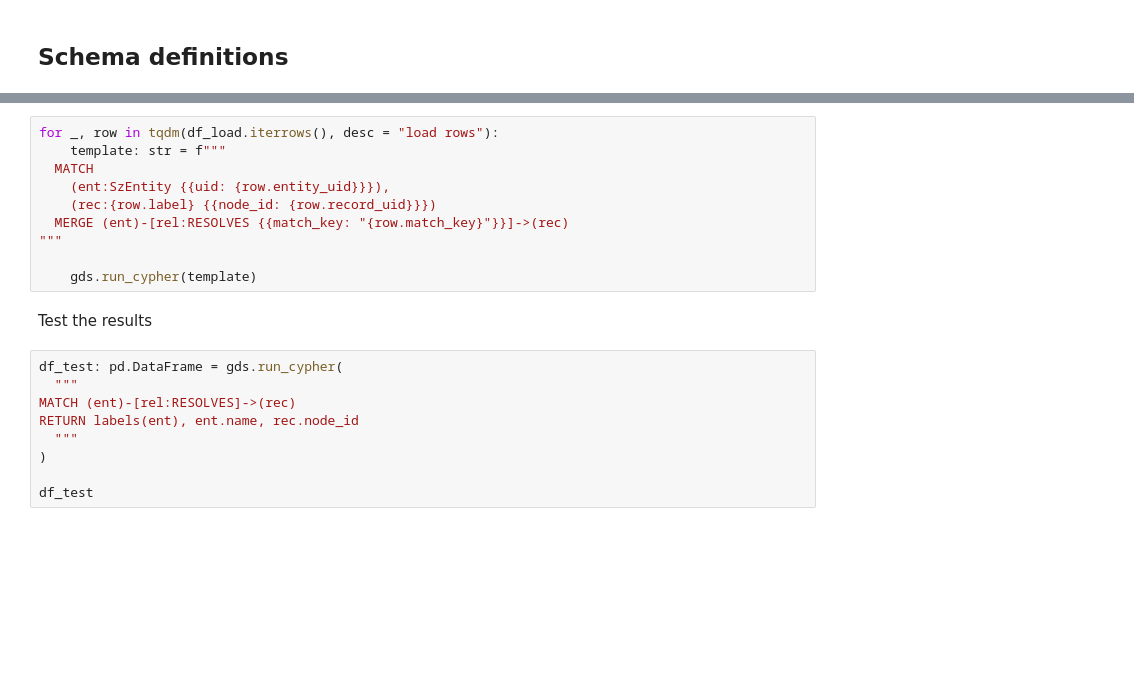
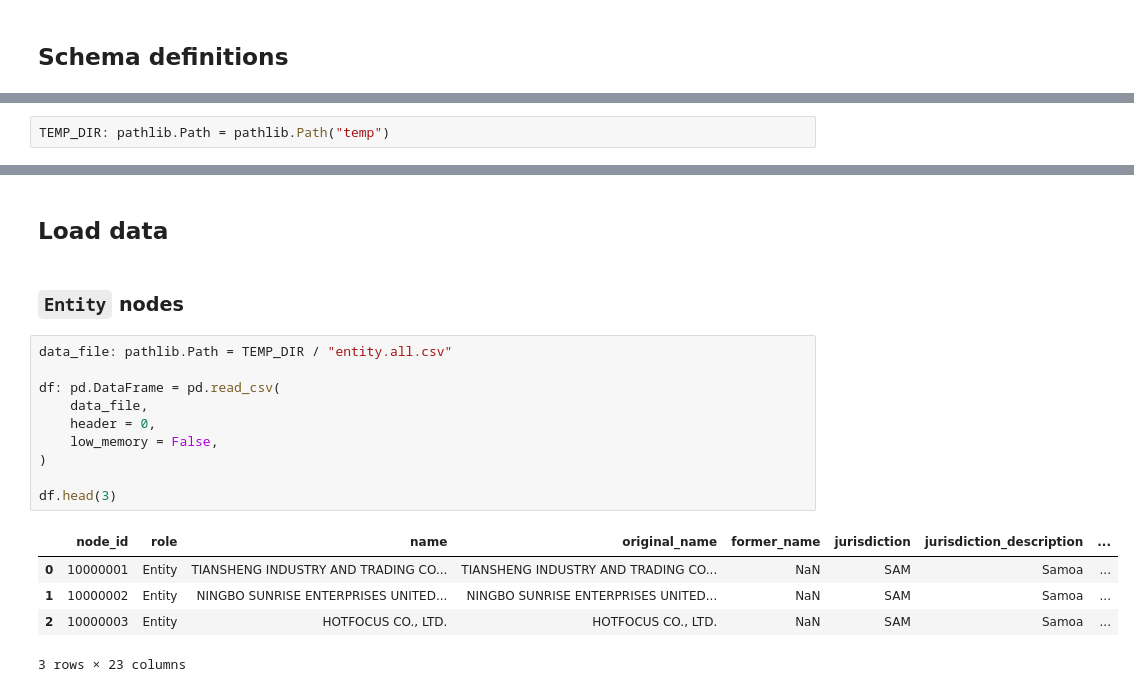
Before and after one commit to louisguitton/ERKG, a Jupyter notebook: icij/load_neo4j.ipynb, the cells around one changed output, grey strips where cells are left out. Cells and saved outputs as stored; diff of their text form; blank space fills up the shorter version.

```diff
--- a/icij/load_neo4j.ipynb
+++ b/icij/load_neo4j.ipynb
@@ -64,3 +82,5 @@ UnableToConnectError: {code: Neo.ClientError.Security.Unauthorized} {message: Th
+# %%
+TEMP_DIR: pathlib.Path = pathlib.Path("temp")
 # %%
 gds.run_cypher("""
 DROP CONSTRAINT `entity_node_key` IF EXISTS
@@ -128,21 +124,20 @@ Connect the Senzing entities with records already loaded in Neo4j.
-# %%
-for _, row in tqdm(df_load.iterrows(), desc = "load rows"):
-    template: str = f"""
-  MATCH
-    (ent:SzEntity {{uid: {row.entity_uid}}}),
-    (rec:{row.label} {{node_id: {row.record_uid}}})
-  MERGE (ent)-[rel:RESOLVES {{match_key: "{row.match_key}"}}]->(rec)
-"""
-
-    gds.run_cypher(template)
-# %% [markdown]
-Test the results
-# %%
-df_test: pd.DataFrame = gds.run_cypher(
-  """
-MATCH (ent)-[rel:RESOLVES]->(rec)
-RETURN labels(ent), ent.name, rec.node_id
-  """
-)
-
-df_test
+# %% [markdown]
+## Load data
+# %% [markdown]
+### `Entity` nodes
+# %%
+data_file: pathlib.Path = TEMP_DIR / "entity.all.csv"
+
+df: pd.DataFrame = pd.read_csv(
+    data_file,
+    header = 0,
+    low_memory = False,
+)
+
+df.head(3)
+# %% [output]
+|  | node_id | role | name | original_name | former_name | jurisdiction | jurisdiction_description | ... |
+| 0 | 10000001 | Entity | TIANSHENG INDUSTRY AND TRADING CO... | TIANSHENG INDUSTRY AND TRADING CO... | NaN | SAM | Samoa | ... |
+| 1 | 10000002 | Entity | NINGBO SUNRISE ENTERPRISES UNITED... | NINGBO SUNRISE ENTERPRISES UNITED... | NaN | SAM | Samoa | ... |
+| 2 | 10000003 | Entity | HOTFOCUS CO., LTD. | HOTFOCUS CO., LTD. | NaN | SAM | Samoa | ... |
+3 rows × 23 columns
```
Also changed, not shown: parts of 30 cells of this notebook.
